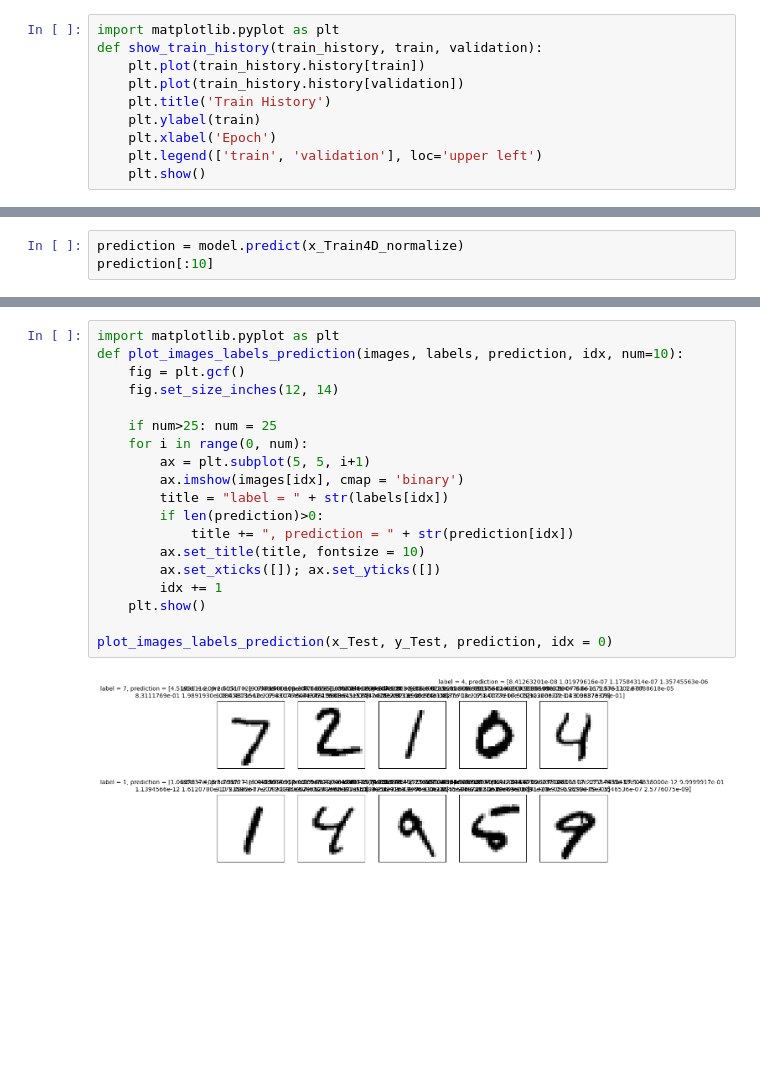
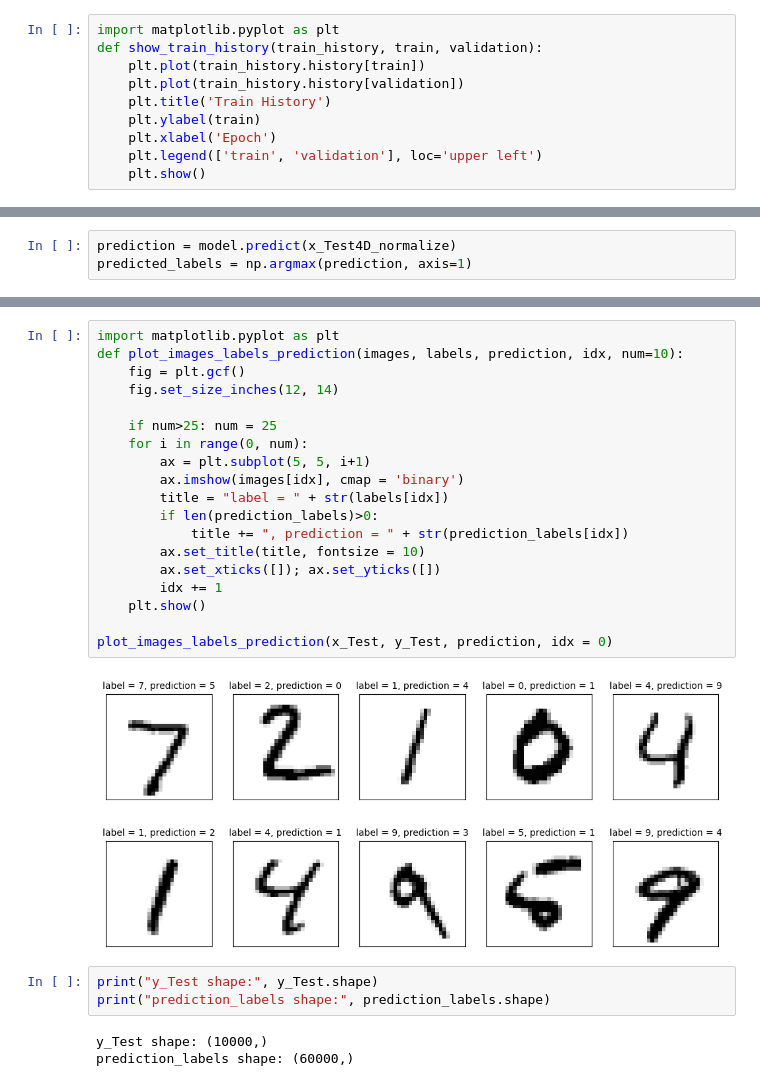
Before and after one commit to OohelloworldoO/Practical-Applications-of-Artificial-Intelligence, a Jupyter notebook: Machine Learning(ML)/Convolutional Neural Network(CNN)/MNIST Database of Handwritten Digits(CNN).ipynb, the cells around one changed output, grey strips where cells are left out. Saved outputs shown, nothing was run; the diff lists cells and outputs as text; blank space fills up the shorter version.

```diff
--- a/Machine Learning(ML)/Convolutional Neural Network(CNN)/MNIST Database of Handwritten Digits(CNN).ipynb
+++ b/Machine Learning(ML)/Convolutional Neural Network(CNN)/MNIST Database of Handwritten Digits(CNN).ipynb
@@ -136,4 +138,4 @@ scores[1]
 # %%
-prediction = model.predict(x_Train4D_normalize)
-prediction[:10]
+prediction = model.predict(x_Test4D_normalize)
+predicted_labels = np.argmax(prediction, axis=1)
 # %% [output]
@@ -158,22 +143,28 @@ array([[4.51931115e-09, 2.61517016e-07, 7.16008088e-08, 1.68851629e-01,
 # %%
 import matplotlib.pyplot as plt
 def plot_images_labels_prediction(images, labels, prediction, idx, num=10):
     fig = plt.gcf()
     fig.set_size_inches(12, 14)
 
     if num>25: num = 25
     for i in range(0, num):
         ax = plt.subplot(5, 5, i+1)
         ax.imshow(images[idx], cmap = 'binary')
         title = "label = " + str(labels[idx])
-        if len(prediction)>0:
-            title += ", prediction = " + str(prediction[idx])
+        if len(prediction_labels)>0:
+            title += ", prediction = " + str(prediction_labels[idx])
         ax.set_title(title, fontsize = 10)
         ax.set_xticks([]); ax.set_yticks([])
         idx += 1
     plt.show()
 
 plot_images_labels_prediction(x_Test, y_Test, prediction, idx = 0)
 # %% [output]
-[figure, old version]
+[figure, new version]
+# %%
+print("y_Test shape:", y_Test.shape)
+print("prediction_labels shape:", prediction_labels.shape)
+# %% [output]
+y_Test shape: (10000,)
+prediction_labels shape: (60000,)
 # %%
```
Also changed, not shown: parts of 7 cells of this notebook.
